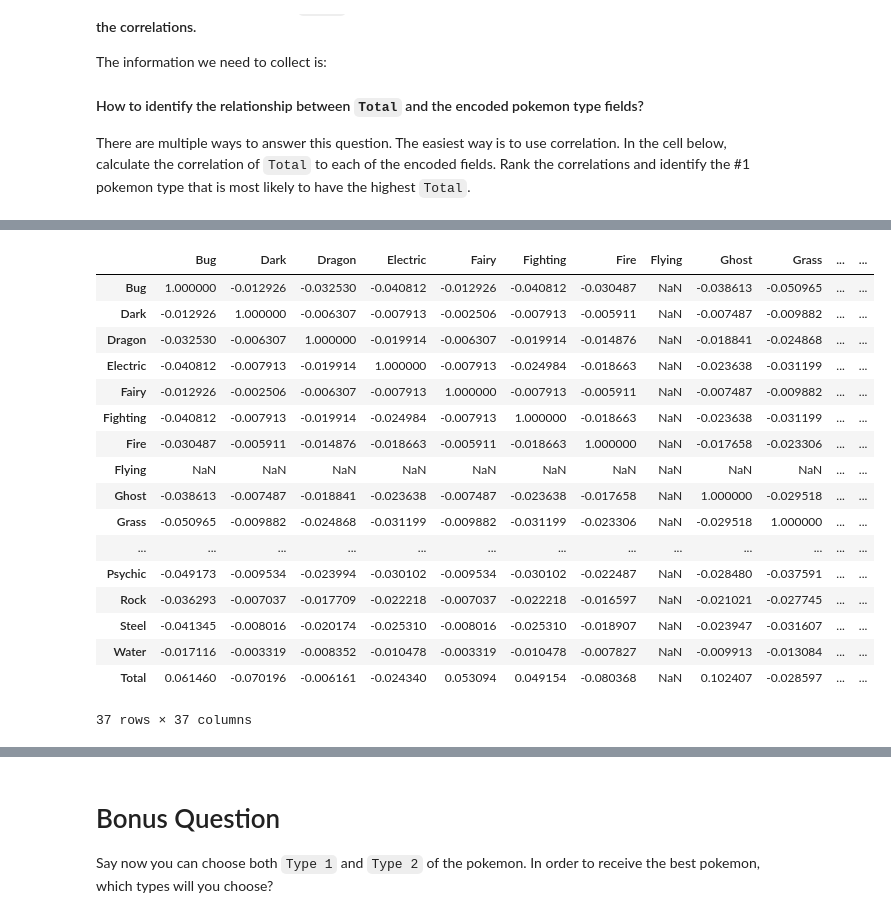
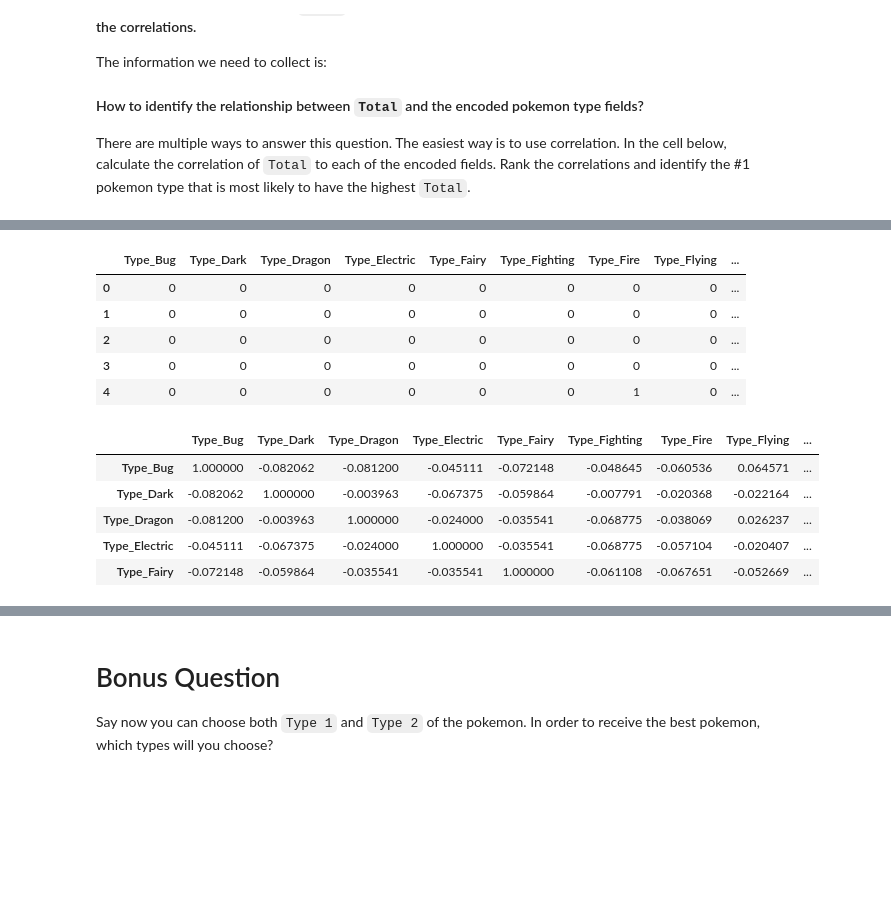
Before and after one commit to Marinasel86/lab-dataframe-calculations, a Jupyter notebook: your-code/challenge-2.ipynb, the cells around one changed output, grey strips where cells are left out. Cells and saved outputs as stored; diff of their text form; code cells hidden in the pictures; blank space fills up the shorter version.

```diff
--- a/your-code/challenge-2.ipynb
+++ b/your-code/challenge-2.ipynb
@@ -176,0 +120,5 @@ display(selected_columns)
+# %%
+one_hot_combined = (one_hot_type1 + one_hot_type2).astype(int)
+# %%
+one_hot_combined['Name'] = pokemon['Name']
+display(one_hot_combined)
@@ -206,26 +151,26 @@ merged_dataframe
+# %%
+pokemon_encoded=pd.concat([one_hot_combined, pokemon['Total']], axis=1)
+pokemon_encoded.head()
+# %% [output]
+|  | Type_Bug | Type_Dark | Type_Dragon | Type_Electric | Type_Fairy | Type_Fighting | Type_Fire | Type_Flying | ... |
+| 0 | 0 | 0 | 0 | 0 | 0 | 0 | 0 | 0 | ... |
+| 1 | 0 | 0 | 0 | 0 | 0 | 0 | 0 | 0 | ... |
+| 2 | 0 | 0 | 0 | 0 | 0 | 0 | 0 | 0 | ... |
+| 3 | 0 | 0 | 0 | 0 | 0 | 0 | 0 | 0 | ... |
+| 4 | 0 | 0 | 0 | 0 | 0 | 0 | 1 | 0 | ... |
+# %%
+pokemon_encoded = pokemon_encoded.drop(columns=['Name']) #dropping column "Name"
 # %%
 # Calculating correlaton with Pearson method. Web page https://www.geeksforgeeks.org/python-pandas-dataframe-corr/
-correlation = merged_dataframe.corr(method ='pearson')
-display(correlation)
+correlation = pokemon_encoded.corr(method ='spearman')
+correlation.head()
 # %% [output]
-|  | Bug | Dark | Dragon | Electric | Fairy | Fighting | Fire | Flying | Ghost | Grass | ... | ... |
-| Bug | 1.000000 | -0.012926 | -0.032530 | -0.040812 | -0.012926 | -0.040812 | -0.030487 | NaN | -0.038613 | -0.050965 | ... | ... |
-| Dark | -0.012926 | 1.000000 | -0.006307 | -0.007913 | -0.002506 | -0.007913 | -0.005911 | NaN | -0.007487 | -0.009882 | ... | ... |
-| Dragon | -0.032530 | -0.006307 | 1.000000 | -0.019914 | -0.006307 | -0.019914 | -0.014876 | NaN | -0.018841 | -0.024868 | ... | ... |
-| Electric | -0.040812 | -0.007913 | -0.019914 | 1.000000 | -0.007913 | -0.024984 | -0.018663 | NaN | -0.023638 | -0.031199 | ... | ... |
-| Fairy | -0.012926 | -0.002506 | -0.006307 | -0.007913 | 1.000000 | -0.007913 | -0.005911 | NaN | -0.007487 | -0.009882 | ... | ... |
-| Fighting | -0.040812 | -0.007913 | -0.019914 | -0.024984 | -0.007913 | 1.000000 | -0.018663 | NaN | -0.023638 | -0.031199 | ... | ... |
-| Fire | -0.030487 | -0.005911 | -0.014876 | -0.018663 | -0.005911 | -0.018663 | 1.000000 | NaN | -0.017658 | -0.023306 | ... | ... |
-| Flying | NaN | NaN | NaN | NaN | NaN | NaN | NaN | NaN | NaN | NaN | ... | ... |
-| Ghost | -0.038613 | -0.007487 | -0.018841 | -0.023638 | -0.007487 | -0.023638 | -0.017658 | NaN | 1.000000 | -0.029518 | ... | ... |
-| Grass | -0.050965 | -0.009882 | -0.024868 | -0.031199 | -0.009882 | -0.031199 | -0.023306 | NaN | -0.029518 | 1.000000 | ... | ... |
-| ... | ... | ... | ... | ... | ... | ... | ... | ... | ... | ... | ... | ... |
-| Psychic | -0.049173 | -0.009534 | -0.023994 | -0.030102 | -0.009534 | -0.030102 | -0.022487 | NaN | -0.028480 | -0.037591 | ... | ... |
-| Rock | -0.036293 | -0.007037 | -0.017709 | -0.022218 | -0.007037 | -0.022218 | -0.016597 | NaN | -0.021021 | -0.027745 | ... | ... |
-| Steel | -0.041345 | -0.008016 | -0.020174 | -0.025310 | -0.008016 | -0.025310 | -0.018907 | NaN | -0.023947 | -0.031607 | ... | ... |
-| Water | -0.017116 | -0.003319 | -0.008352 | -0.010478 | -0.003319 | -0.010478 | -0.007827 | NaN | -0.009913 | -0.013084 | ... | ... |
-| Total | 0.061460 | -0.070196 | -0.006161 | -0.024340 | 0.053094 | 0.049154 | -0.080368 | NaN | 0.102407 | -0.028597 | ... | ... |
+|  | Type_Bug | Type_Dark | Type_Dragon | Type_Electric | Type_Fairy | Type_Fighting | Type_Fire | Type_Flying | ... |
+| Type_Bug | 1.000000 | -0.082062 | -0.081200 | -0.045111 | -0.072148 | -0.048645 | -0.060536 | 0.064571 | ... |
+| Type_Dark | -0.082062 | 1.000000 | -0.003963 | -0.067375 | -0.059864 | -0.007791 | -0.020368 | -0.022164 | ... |
+| Type_Dragon | -0.081200 | -0.003963 | 1.000000 | -0.024000 | -0.035541 | -0.068775 | -0.038069 | 0.026237 | ... |
+| Type_Electric | -0.045111 | -0.067375 | -0.024000 | 1.000000 | -0.035541 | -0.068775 | -0.057104 | -0.020407 | ... |
+| Type_Fairy | -0.072148 | -0.059864 | -0.035541 | -0.035541 | 1.000000 | -0.061108 | -0.067651 | -0.052669 | ... |
-37 rows × 37 columns
 # %%
 
 top_pokemon_type = correlation.sort_values(by='Total', ascending=False)
```
Also changed, not shown: parts of 9 cells of this notebook.
